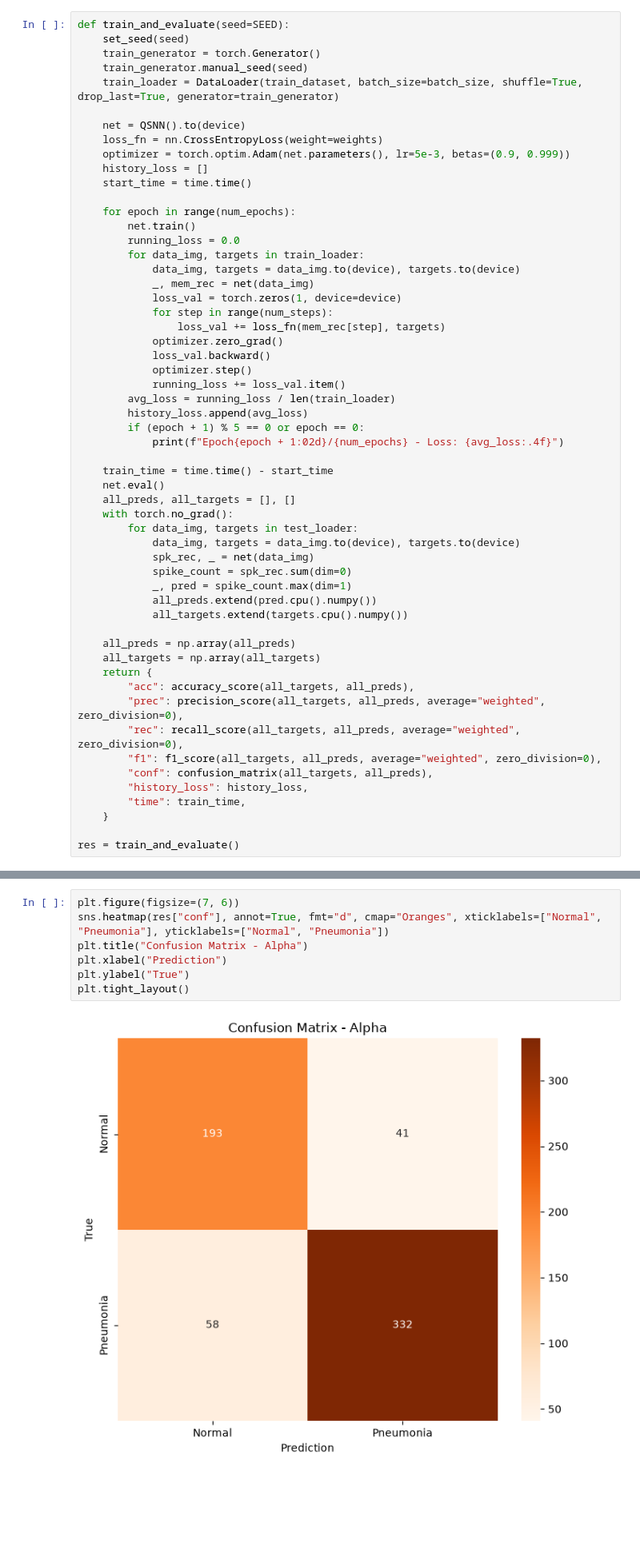
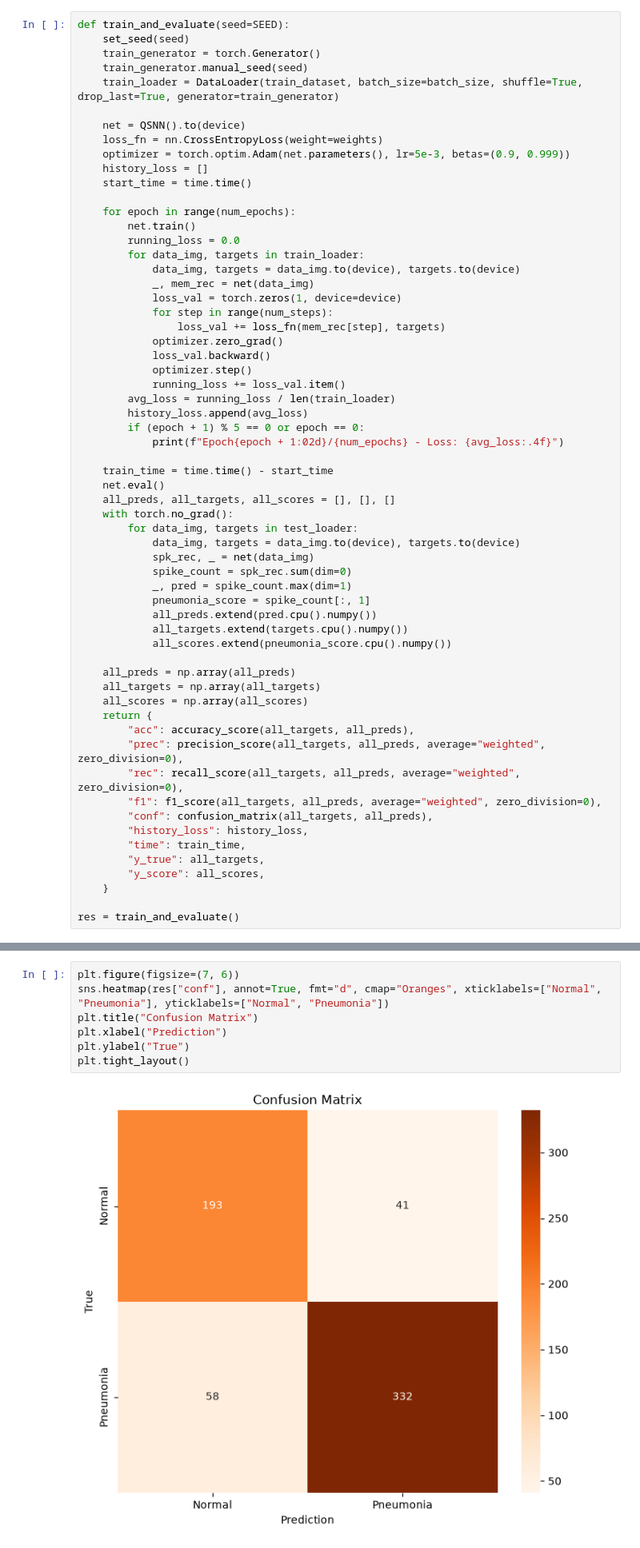
Before and after one commit to DcFran17/Pneumonia_Mnist_QSNN, a Jupyter notebook: mnist_pneumonia_modified.ipynb, the cells around one changed output, grey strips where cells are left out. Shown at 80% size. Drawn from its saved outputs; the diff is of its cells as text; blank space fills up the shorter version.

```diff
--- a/mnist_pneumonia_modified.ipynb
+++ b/mnist_pneumonia_modified.ipynb
@@ -212,18 +212,21 @@ def train_and_evaluate(seed=SEED):
 
     train_time = time.time() - start_time
     net.eval()
-    all_preds, all_targets = [], []
+    all_preds, all_targets, all_scores = [], [], []
     with torch.no_grad():
         for data_img, targets in test_loader:
             data_img, targets = data_img.to(device), targets.to(device)
             spk_rec, _ = net(data_img)
             spike_count = spk_rec.sum(dim=0)
             _, pred = spike_count.max(dim=1)
+            pneumonia_score = spike_count[:, 1]
             all_preds.extend(pred.cpu().numpy())
             all_targets.extend(targets.cpu().numpy())
+            all_scores.extend(pneumonia_score.cpu().numpy())
 
     all_preds = np.array(all_preds)
     all_targets = np.array(all_targets)
+    all_scores = np.array(all_scores)
     return {
         "acc": accuracy_score(all_targets, all_preds),
         "prec": precision_score(all_targets, all_preds, average="weighted", zero_division=0),
@@ -232,6 +235,8 @@ def train_and_evaluate(seed=SEED):
         "conf": confusion_matrix(all_targets, all_preds),
         "history_loss": history_loss,
         "time": train_time,
+        "y_true": all_targets,
+        "y_score": all_scores,
     }
 
 res = train_and_evaluate()
@@ -286,9 +291,9 @@ The matrix summarizes the model's predictions on the test set. The rows correspo
 # %%
 plt.figure(figsize=(7, 6))
 sns.heatmap(res["conf"], annot=True, fmt="d", cmap="Oranges", xticklabels=["Normal", "Pneumonia"], yticklabels=["Normal", "Pneumonia"])
-plt.title("Confusion Matrix - Alpha")
+plt.title("Confusion Matrix")
 plt.xlabel("Prediction")
 plt.ylabel("True")
 plt.tight_layout()
 # %% [output]
-[figure, old version]
+[figure, new version]
```
Also changed, not shown: parts of 4 cells of this notebook, 1 other file.
